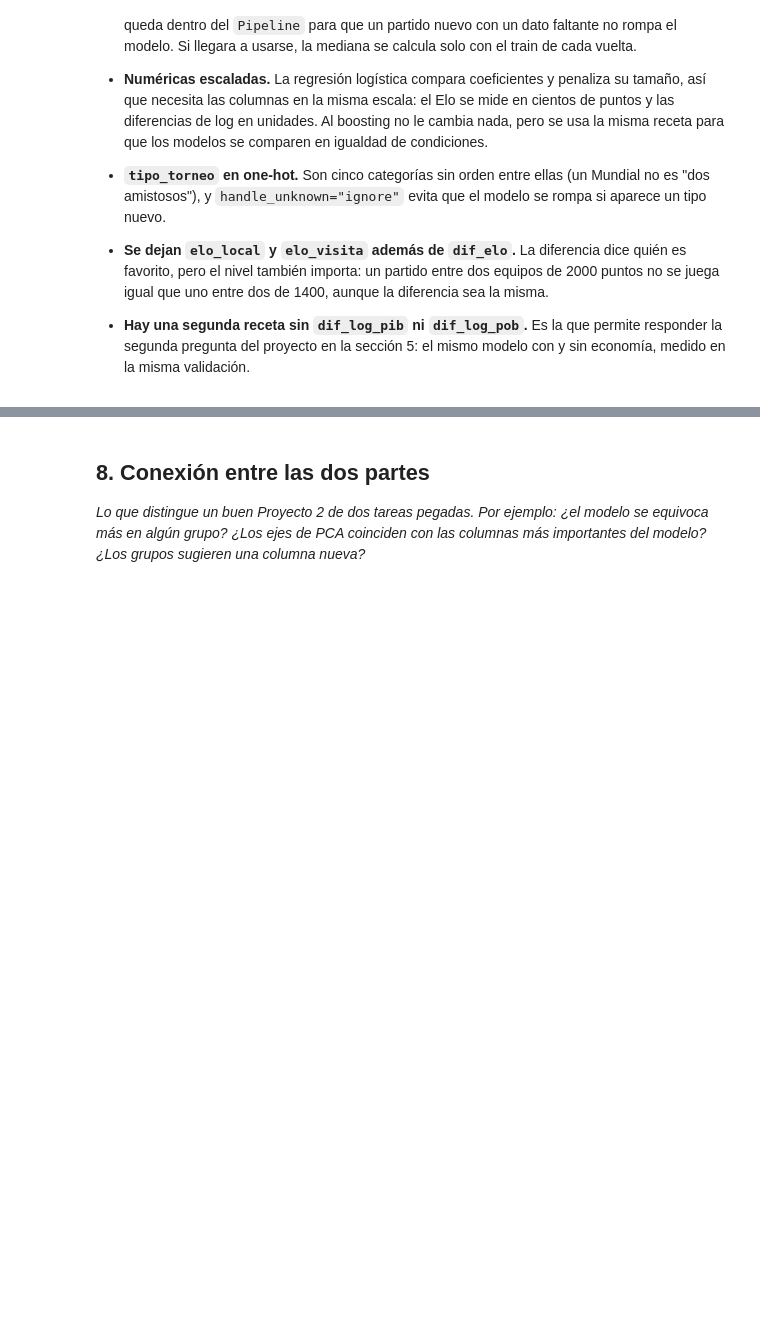
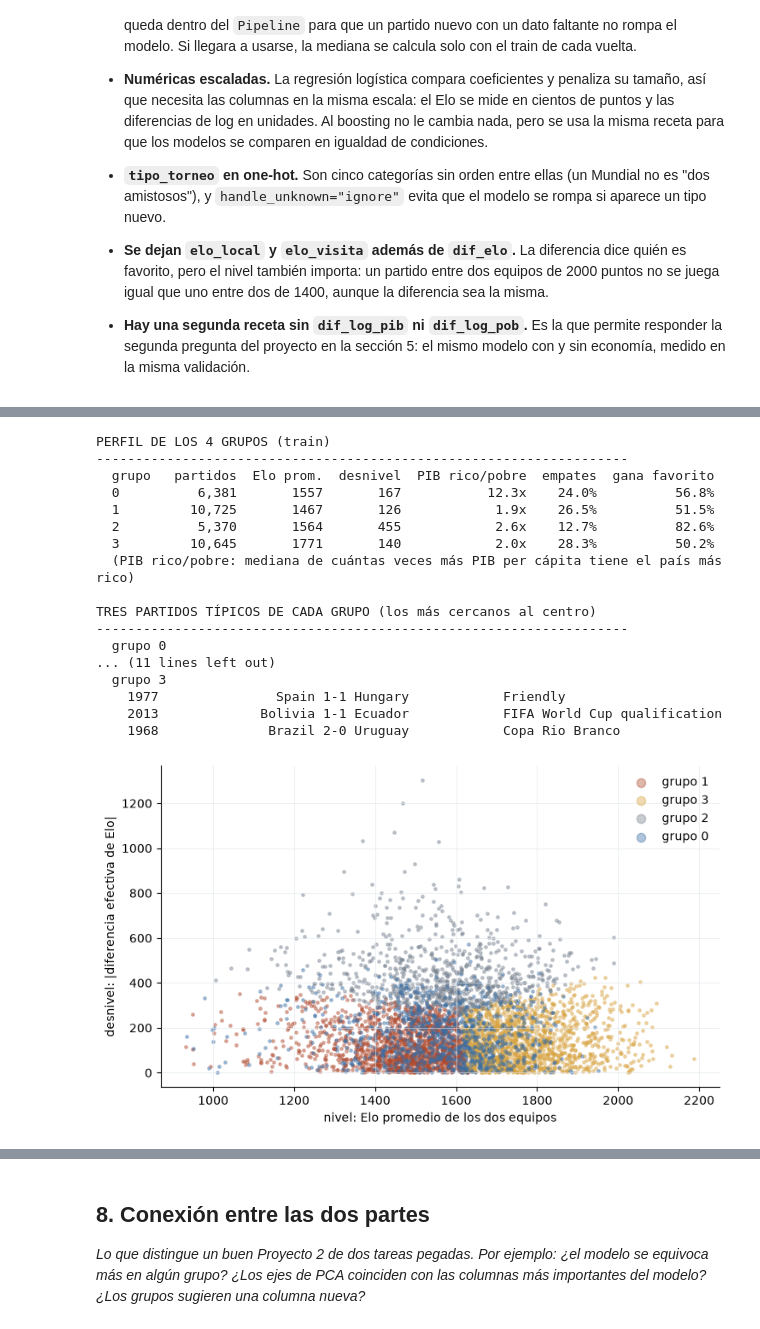
Before and after one commit to MrCifristo/Data-Science, a Jupyter notebook: Proyecto 2/P2_BeltranMilton.ipynb, the cells around one changed output, grey strips where cells are left out. Saved outputs shown, nothing was run; the diff lists cells and outputs as text; code cells hidden in the pictures; blank space fills up the shorter version.

```diff
--- a/Proyecto 2/P2_BeltranMilton.ipynb
+++ b/Proyecto 2/P2_BeltranMilton.ipynb
@@ -632,0 +1035,72 @@ from sklearn.metrics import silhouette_score
+# %%
+K = 4   # ver la justificacion abajo: el silhouette casi no distingue entre 2, 3 y 4
+agrupador = armar_agrupador(K).fit(perfil_tr)
+grupo_tr = agrupador.predict(perfil_tr)
+grupo_te = agrupador.predict(perfil_te)
+
+descripcion = (perfil_tr
+               .assign(grupo=grupo_tr, resultado=train["resultado"],
+                       veces_pib=np.exp(perfil_tr["brecha_pib"]))
+               .groupby("grupo")
+               .agg(partidos=("nivel", "size"), nivel=("nivel", "mean"),
+                    desnivel=("desnivel", "mean"), veces_pib=("veces_pib", "median"),
+                    empate=("resultado", lambda s: (s == "empate").mean())))
+
+# quien gana: el favorito es el equipo con mas Elo efectivo (contando la ventaja de local)
+favorito_local = (train["dif_elo"] + np.where(train["neutral"], 0, VENTAJA_LOCAL)) >= 0
+gano_favorito = np.where(favorito_local, train["resultado"] == "local", train["resultado"] == "visita")
+descripcion["gana_favorito"] = pd.Series(gano_favorito).groupby(grupo_tr).mean()
+
+titulo(f"PERFIL DE LOS {K} GRUPOS (train)")
+print(f"  {'grupo':<6} {'partidos':>9} {'Elo prom.':>10} {'desnivel':>9} {'PIB rico/pobre':>15} "
+      f"{'empates':>8} {'gana favorito':>14}")
+for g, f in descripcion.iterrows():
+    print(f"  {g:<6} {f['partidos']:>9,.0f} {f['nivel']:>10.0f} {f['desnivel']:>9.0f} "
+          f"{f['veces_pib']:>14.1f}x {f['empate']:>8.1%} {f['gana_favorito']:>14.1%}")
+print("  (PIB rico/pobre: mediana de cuántas veces más PIB per cápita tiene el país más rico)")
+
+# los partidos mas tipicos de cada grupo: los mas cercanos a su centro
+distancias = agrupador.transform(perfil_tr)
+titulo("TRES PARTIDOS TÍPICOS DE CADA GRUPO (los más cercanos al centro)")
+for g in range(K):
+    print(f"  grupo {g}")
+    en_grupo = np.flatnonzero(grupo_tr == g)
+    for i in en_grupo[np.argsort(distancias[en_grupo, g])[:3]]:
+        f = train.iloc[i]
+        print(f"    {f['date'].year}  {f['home_team']:>18} {f['home_score']}-{f['away_score']} "
+              f"{f['away_team']:<18} {f['tournament']}")
+
+# el mapa: nivel contra desnivel, coloreado por grupo (una muestra para que se vea)
+muestra = perfil_tr.assign(grupo=grupo_tr).sample(5000, random_state=RANDOM_STATE)
+colores = [AZUL, ROJO, GRIS, "#D9A441"]
+fig, ax = plt.subplots(figsize=(7.5, 4.5))
+# el grupo de la brecha economica se dibuja al final: se separa por el PIB, que no esta en
+# los ejes, y si va abajo queda tapado por los demas
+for g in sorted(range(K), key=lambda g: descripcion.loc[g, "veces_pib"]):
+    s = muestra[muestra["grupo"] == g]
+    ax.scatter(s["nivel"], s["desnivel"], s=6, alpha=0.4, color=colores[g], label=f"grupo {g}")
+ax.set_xlabel("nivel: Elo promedio de los dos equipos")
+ax.set_ylabel("desnivel: |diferencia efectiva de Elo|")
+ax.legend(frameon=False, markerscale=3)
+eje_limpio(ax)
+plt.tight_layout()
+plt.show()
+# %% [output]
+PERFIL DE LOS 4 GRUPOS (train)
+--------------------------------------------------------------------
+  grupo   partidos  Elo prom.  desnivel  PIB rico/pobre  empates  gana favorito
+  0          6,381       1557       167           12.3x    24.0%          56.8%
+  1         10,725       1467       126            1.9x    26.5%          51.5%
+  2          5,370       1564       455            2.6x    12.7%          82.6%
+  3         10,645       1771       140            2.0x    28.3%          50.2%
+  (PIB rico/pobre: mediana de cuántas veces más PIB per cápita tiene el país más rico)
+
+TRES PARTIDOS TÍPICOS DE CADA GRUPO (los más cercanos al centro)
+--------------------------------------------------------------------
+  grupo 0
+... (11 lines left out)
+  grupo 3
+    1977               Spain 1-1 Hungary            Friendly
+    2013             Bolivia 1-1 Ecuador            FIFA World Cup qualification
+    1968              Brazil 2-0 Uruguay            Copa Rio Branco
+[figure, added]
```
Also changed, not shown: parts of 38 cells of this notebook.
